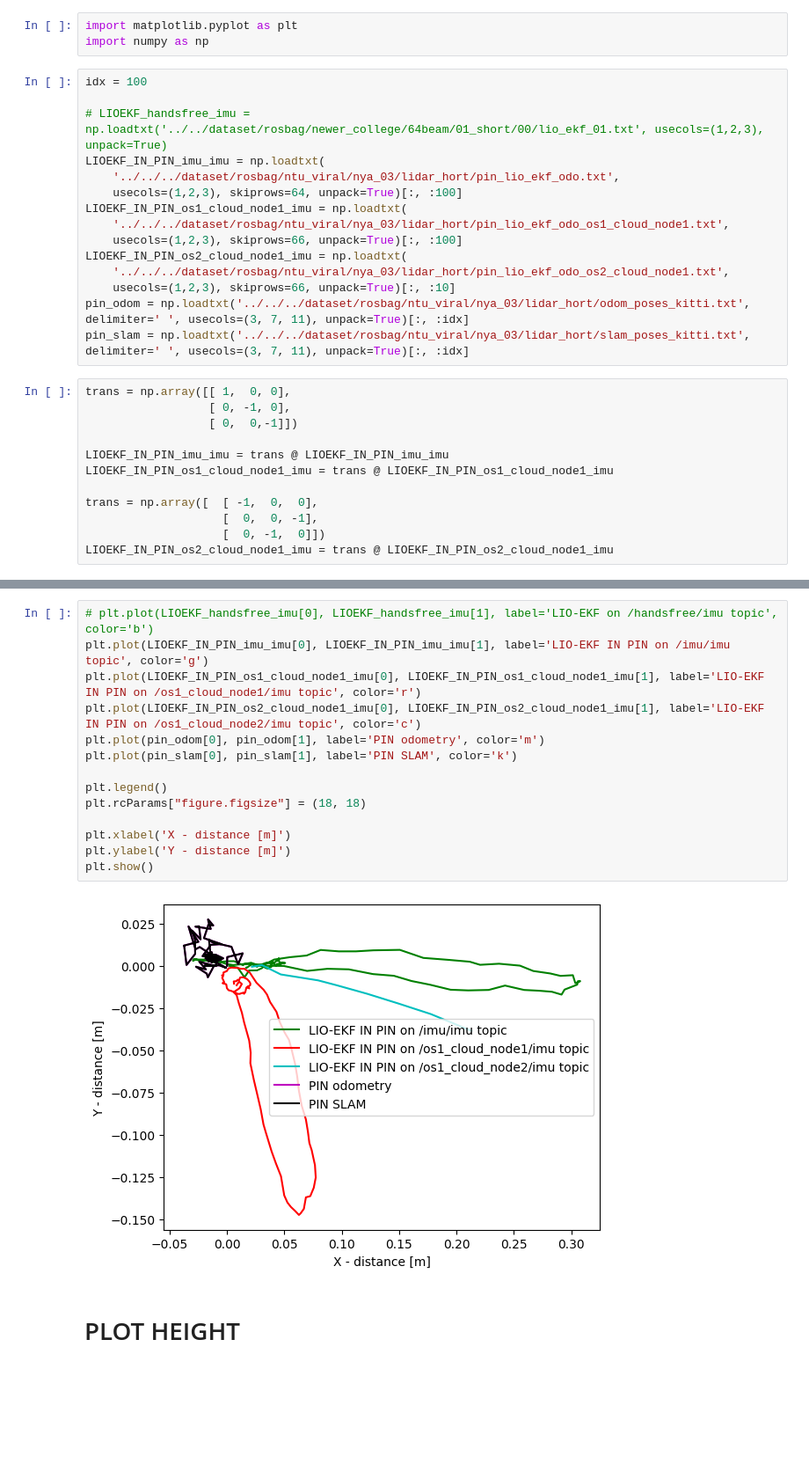
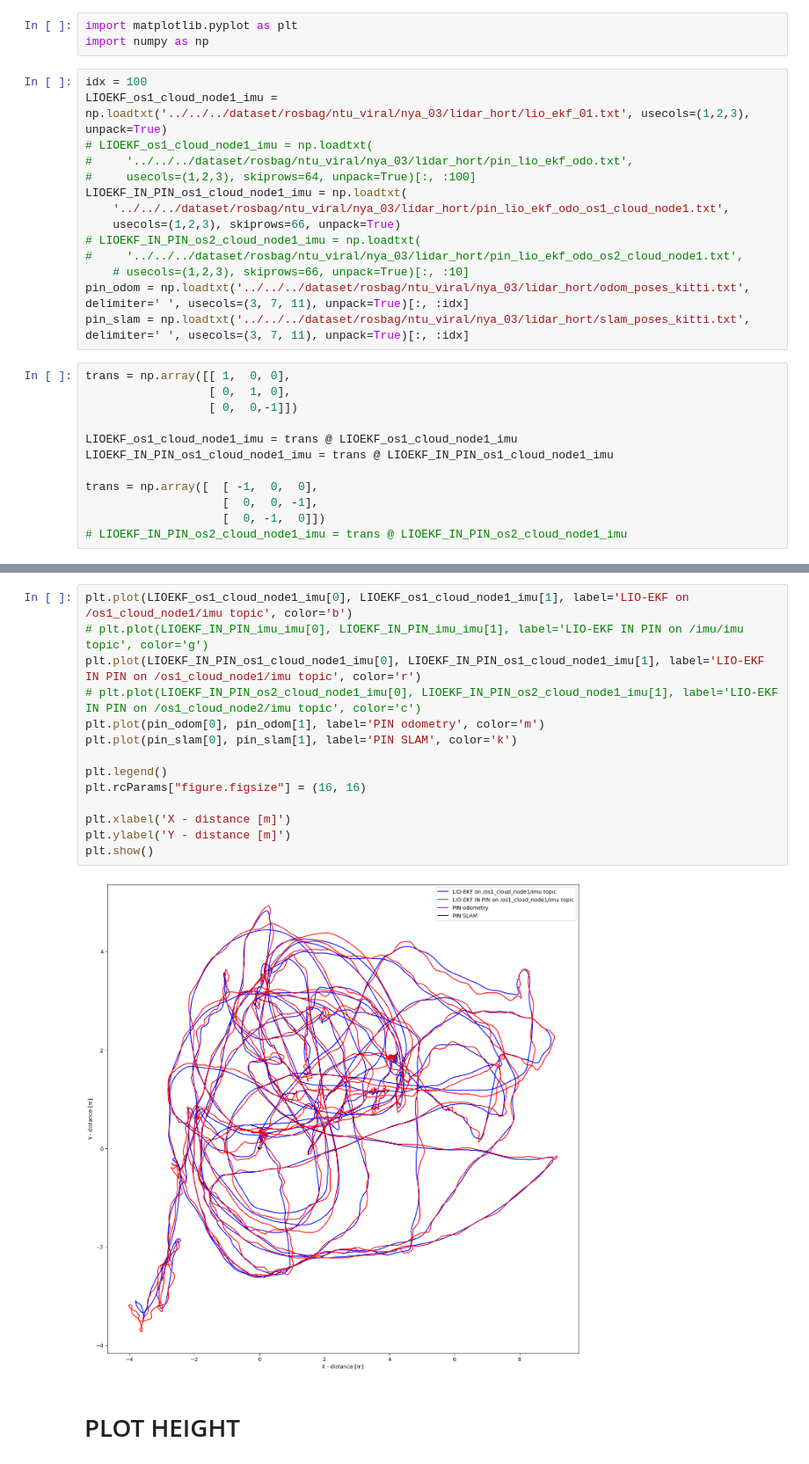
Before and after one commit to ohmohmpr/PINI, a Jupyter notebook: ohm/plot_path/NTU_VIRAL/nya/path_NTU_VIRAL_NYA03.ipynb, the cells around one changed output, grey strips where cells are left out. Shown at 88% size. Saved outputs shown, nothing was run; the diff lists cells and outputs as text; blank space fills up the shorter version.

Commit message:
[add plots]

```diff
--- a/ohm/plot_path/NTU_VIRAL/nya/path_NTU_VIRAL_NYA03.ipynb
+++ b/ohm/plot_path/NTU_VIRAL/nya/path_NTU_VIRAL_NYA03.ipynb
@@ -3,31 +3,30 @@ import matplotlib.pyplot as plt
 import numpy as np
 # %%
 idx = 100
-
-# LIOEKF_handsfree_imu = np.loadtxt('../../dataset/rosbag/newer_college/64beam/01_short/00/lio_ekf_01.txt', usecols=(1,2,3), unpack=True)
-LIOEKF_IN_PIN_imu_imu = np.loadtxt(
-    '../../../dataset/rosbag/ntu_viral/nya_03/lidar_hort/pin_lio_ekf_odo.txt',
-    usecols=(1,2,3), skiprows=64, unpack=True)[:, :100]
+LIOEKF_os1_cloud_node1_imu = np.loadtxt('../../../dataset/rosbag/ntu_viral/nya_03/lidar_hort/lio_ekf_01.txt', usecols=(1,2,3), unpack=True)
+# LIOEKF_os1_cloud_node1_imu = np.loadtxt(
+#     '../../../dataset/rosbag/ntu_viral/nya_03/lidar_hort/pin_lio_ekf_odo.txt',
+#     usecols=(1,2,3), skiprows=64, unpack=True)[:, :100]
 LIOEKF_IN_PIN_os1_cloud_node1_imu = np.loadtxt(
     '../../../dataset/rosbag/ntu_viral/nya_03/lidar_hort/pin_lio_ekf_odo_os1_cloud_node1.txt',
-    usecols=(1,2,3), skiprows=66, unpack=True)[:, :100]
-LIOEKF_IN_PIN_os2_cloud_node1_imu = np.loadtxt(
-    '../../../dataset/rosbag/ntu_viral/nya_03/lidar_hort/pin_lio_ekf_odo_os2_cloud_node1.txt',
-    usecols=(1,2,3), skiprows=66, unpack=True)[:, :10]
+    usecols=(1,2,3), skiprows=66, unpack=True)
+# LIOEKF_IN_PIN_os2_cloud_node1_imu = np.loadtxt(
+#     '../../../dataset/rosbag/ntu_viral/nya_03/lidar_hort/pin_lio_ekf_odo_os2_cloud_node1.txt',
+    # usecols=(1,2,3), skiprows=66, unpack=True)[:, :10]
 pin_odom = np.loadtxt('../../../dataset/rosbag/ntu_viral/nya_03/lidar_hort/odom_poses_kitti.txt', delimiter=' ', usecols=(3, 7, 11), unpack=True)[:, :idx]
 pin_slam = np.loadtxt('../../../dataset/rosbag/ntu_viral/nya_03/lidar_hort/slam_poses_kitti.txt', delimiter=' ', usecols=(3, 7, 11), unpack=True)[:, :idx]
 # %%
 trans = np.array([[ 1,  0, 0],
-                  [ 0, -1, 0],
+                  [ 0,  1, 0],
                   [ 0,  0,-1]])
 
-LIOEKF_IN_PIN_imu_imu = trans @ LIOEKF_IN_PIN_imu_imu
+LIOEKF_os1_cloud_node1_imu = trans @ LIOEKF_os1_cloud_node1_imu
 LIOEKF_IN_PIN_os1_cloud_node1_imu = trans @ LIOEKF_IN_PIN_os1_cloud_node1_imu
 
 trans = np.array([  [ -1,  0,  0],
                     [  0,  0, -1],
                     [  0, -1,  0]])
-LIOEKF_IN_PIN_os2_cloud_node1_imu = trans @ LIOEKF_IN_PIN_os2_cloud_node1_imu
+# LIOEKF_IN_PIN_os2_cloud_node1_imu = trans @ LIOEKF_IN_PIN_os2_cloud_node1_imu
 # %%
 figure, axis = plt.subplots(3, 2, sharex=True, sharey=True, figsize=(12, 12))
 
@@ -52,19 +51,19 @@ plt.show()
 # %%
-# plt.plot(LIOEKF_handsfree_imu[0], LIOEKF_handsfree_imu[1], label='LIO-EKF on /handsfree/imu topic', color='b')
-plt.plot(LIOEKF_IN_PIN_imu_imu[0], LIOEKF_IN_PIN_imu_imu[1], label='LIO-EKF IN PIN on /imu/imu topic', color='g')
+plt.plot(LIOEKF_os1_cloud_node1_imu[0], LIOEKF_os1_cloud_node1_imu[1], label='LIO-EKF on /os1_cloud_node1/imu topic', color='b')
+# plt.plot(LIOEKF_IN_PIN_imu_imu[0], LIOEKF_IN_PIN_imu_imu[1], label='LIO-EKF IN PIN on /imu/imu topic', color='g')
 plt.plot(LIOEKF_IN_PIN_os1_cloud_node1_imu[0], LIOEKF_IN_PIN_os1_cloud_node1_imu[1], label='LIO-EKF IN PIN on /os1_cloud_node1/imu topic', color='r')
-plt.plot(LIOEKF_IN_PIN_os2_cloud_node1_imu[0], LIOEKF_IN_PIN_os2_cloud_node1_imu[1], label='LIO-EKF IN PIN on /os1_cloud_node2/imu topic', color='c')
+# plt.plot(LIOEKF_IN_PIN_os2_cloud_node1_imu[0], LIOEKF_IN_PIN_os2_cloud_node1_imu[1], label='LIO-EKF IN PIN on /os1_cloud_node2/imu topic', color='c')
 plt.plot(pin_odom[0], pin_odom[1], label='PIN odometry', color='m')
 plt.plot(pin_slam[0], pin_slam[1], label='PIN SLAM', color='k')
 
 plt.legend()
-plt.rcParams["figure.figsize"] = (18, 18)
+plt.rcParams["figure.figsize"] = (16, 16)
 
 plt.xlabel('X - distance [m]')
 plt.ylabel('Y - distance [m]')
 plt.show()
 # %% [output]
-[figure, old version]
+[figure, new version]
 # %% [markdown]
 # PLOT HEIGHT
 # %%
```
Also changed, not shown: parts of 3 cells of this notebook, 44 other files.
